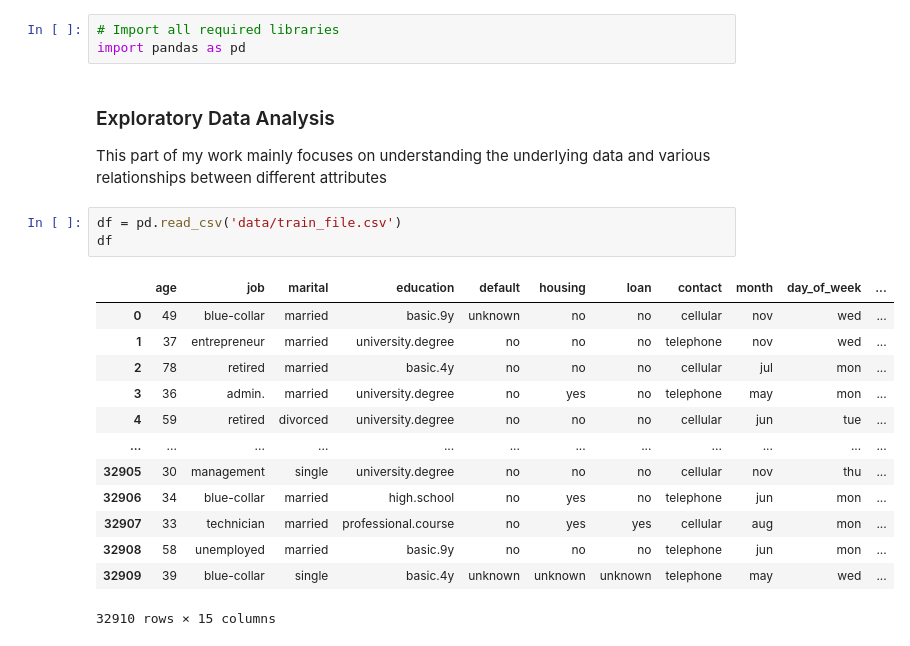
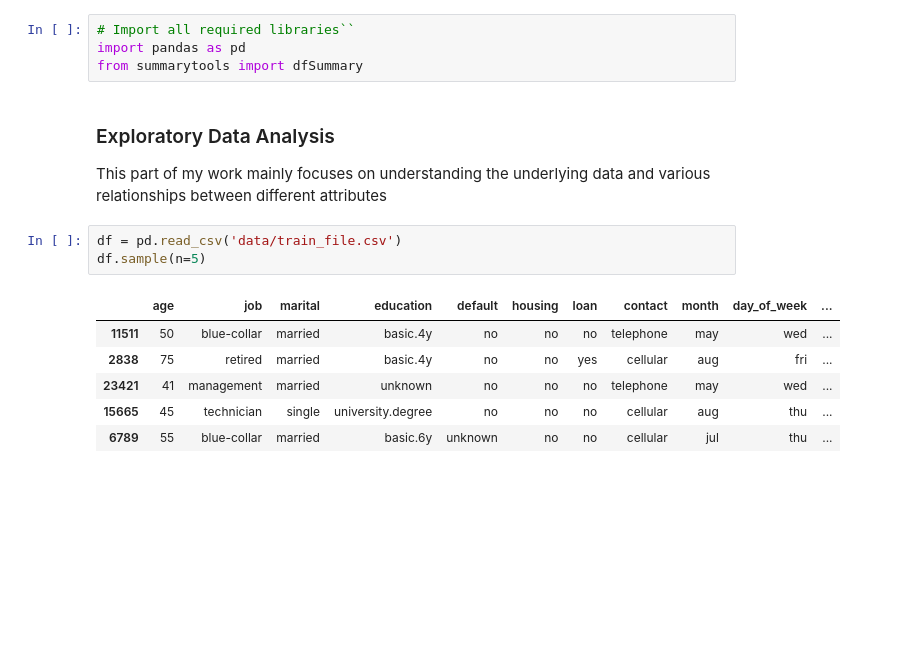
Before and after one commit to maripjan/Marketing-Campaign-at-Bank, a Jupyter notebook: subscription_prediction.ipynb, the cells around one changed output. Cells and saved outputs as stored; diff of their text form; blank space fills up the shorter version.

```diff
--- a/subscription_prediction.ipynb
+++ b/subscription_prediction.ipynb
@@ -1,24 +1,18 @@
 # %%
-# Import all required libraries
+# Import all required libraries``
 import pandas as pd
+from summarytools import dfSummary
 # %% [markdown]
 ### Exploratory Data Analysis
 
 This part of my work mainly focuses on understanding the underlying data and various relationships between different attributes
 # %%
 df = pd.read_csv('data/train_file.csv')
-df
+df.sample(n=5)
 # %% [output]
 |  | age | job | marital | education | default | housing | loan | contact | month | day_of_week | ... |
-| 0 | 49 | blue-collar | married | basic.9y | unknown | no | no | cellular | nov | wed | ... |
-| 1 | 37 | entrepreneur | married | university.degree | no | no | no | telephone | nov | wed | ... |
-| 2 | 78 | retired | married | basic.4y | no | no | no | cellular | jul | mon | ... |
-| 3 | 36 | admin. | married | university.degree | no | yes | no | telephone | may | mon | ... |
-| 4 | 59 | retired | divorced | university.degree | no | no | no | cellular | jun | tue | ... |
-| ... | ... | ... | ... | ... | ... | ... | ... | ... | ... | ... | ... |
-| 32905 | 30 | management | single | university.degree | no | no | no | cellular | nov | thu | ... |
-| 32906 | 34 | blue-collar | married | high.school | no | yes | no | telephone | jun | mon | ... |
-| 32907 | 33 | technician | married | professional.course | no | yes | yes | cellular | aug | mon | ... |
-| 32908 | 58 | unemployed | married | basic.9y | no | no | no | telephone | jun | mon | ... |
-| 32909 | 39 | blue-collar | single | basic.4y | unknown | unknown | unknown | telephone | may | wed | ... |
+| 11511 | 50 | blue-collar | married | basic.4y | no | no | no | telephone | may | wed | ... |
+| 2838 | 75 | retired | married | basic.4y | no | no | yes | cellular | aug | fri | ... |
+| 23421 | 41 | management | married | unknown | no | no | no | telephone | may | wed | ... |
+| 15665 | 45 | technician | single | university.degree | no | no | no | cellular | aug | thu | ... |
+| 6789 | 55 | blue-collar | married | basic.6y | unknown | no | no | cellular | jul | thu | ... |
-32910 rows × 15 columns
```
Also changed, not shown: parts of 6 cells of this notebook, 15 other files.
